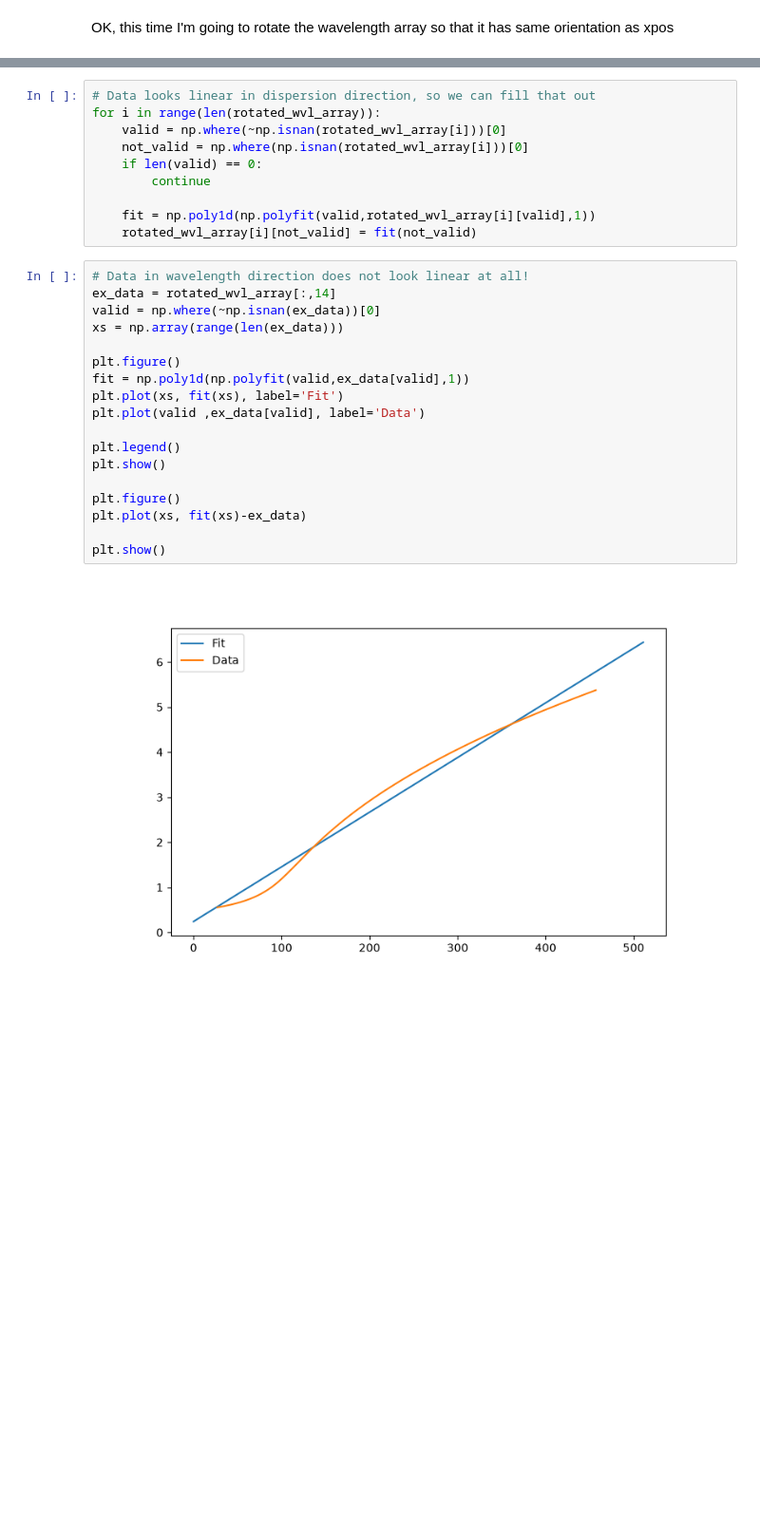
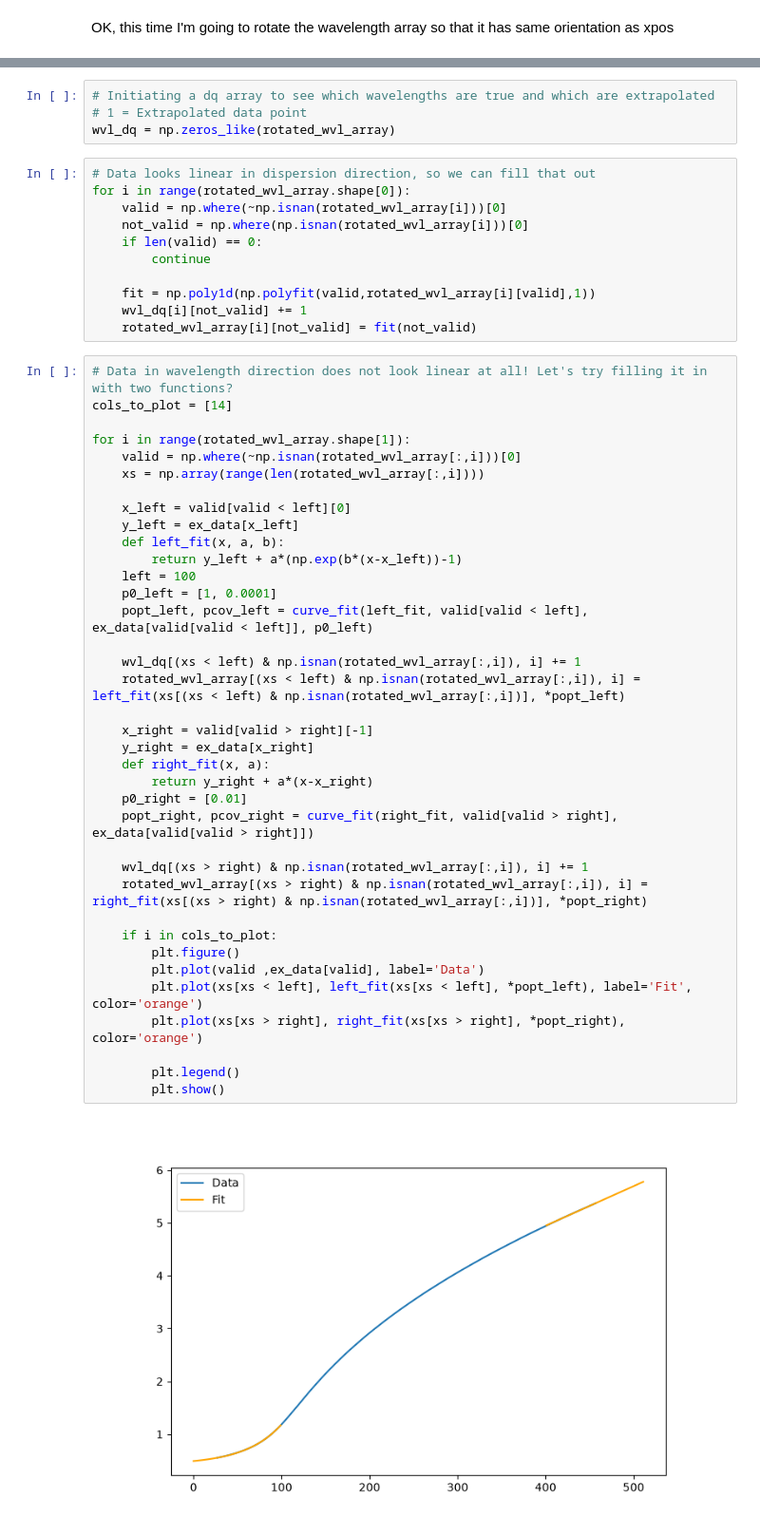
Before and after one commit to J-Ulik/Tiberius, a Jupyter notebook: src/reduction_utils/JWST_utils/reduction_notebooks/3_wavelength_calibration.ipynb, the cells around one changed output, grey strips where cells are left out. Shown at 95% size. Drawn from its saved outputs; the diff is of its cells as text; blank space fills up the shorter version.

Commit message:
Completing the wavelength solution

```diff
--- a/src/reduction_utils/JWST_utils/reduction_notebooks/3_wavelength_calibration.ipynb
+++ b/src/reduction_utils/JWST_utils/reduction_notebooks/3_wavelength_calibration.ipynb
@@ -125,33 +125,57 @@ plt.plot(xpos_mean,np.arange(row_min,row_max))
 plt.show()
 # %% [output]
 [figure]
+# %%
+# Initiating a dq array to see which wavelengths are true and which are extrapolated
+# 1 = Extrapolated data point
+wvl_dq = np.zeros_like(rotated_wvl_array)
 # %%
 # Data looks linear in dispersion direction, so we can fill that out
-for i in range(len(rotated_wvl_array)):
+for i in range(rotated_wvl_array.shape[0]):
     valid = np.where(~np.isnan(rotated_wvl_array[i]))[0]
     not_valid = np.where(np.isnan(rotated_wvl_array[i]))[0]
     if len(valid) == 0:
         continue
 
     fit = np.poly1d(np.polyfit(valid,rotated_wvl_array[i][valid],1))
+    wvl_dq[i][not_valid] += 1
     rotated_wvl_array[i][not_valid] = fit(not_valid)
 # %%
-# Data in wavelength direction does not look linear at all!
-ex_data = rotated_wvl_array[:,14]
-valid = np.where(~np.isnan(ex_data))[0]
-xs = np.array(range(len(ex_data)))
+# Data in wavelength direction does not look linear at all! Let's try filling it in with two functions?
+cols_to_plot = [14]
 
-plt.figure()
-fit = np.poly1d(np.polyfit(valid,ex_data[valid],1))
-plt.plot(xs, fit(xs), label='Fit')
-plt.plot(valid ,ex_data[valid], label='Data')
+for i in range(rotated_wvl_array.shape[1]):
+    valid = np.where(~np.isnan(rotated_wvl_array[:,i]))[0]
+    xs = np.array(range(len(rotated_wvl_array[:,i])))
 
-plt.legend()
-plt.show()
+    x_left = valid[valid < left][0]
+    y_left = ex_data[x_left]
+    def left_fit(x, a, b):
+        return y_left + a*(np.exp(b*(x-x_left))-1)
+    left = 100
+    p0_left = [1, 0.0001]
+    popt_left, pcov_left = curve_fit(left_fit, valid[valid < left], ex_data[valid[valid < left]], p0_left)
 
-plt.figure()
-plt.plot(xs, fit(xs)-ex_data)
+    wvl_dq[(xs < left) & np.isnan(rotated_wvl_array[:,i]), i] += 1
+    rotated_wvl_array[(xs < left) & np.isnan(rotated_wvl_array[:,i]), i] = left_fit(xs[(xs < left) & np.isnan(rotated_wvl_array[:,i])], *popt_left)
 
-plt.show()
+    x_right = valid[valid > right][-1]
+    y_right = ex_data[x_right]
+    def right_fit(x, a):
+        return y_right + a*(x-x_right)
+    p0_right = [0.01]
+    popt_right, pcov_right = curve_fit(right_fit, valid[valid > right], ex_data[valid[valid > right]])
+
+    wvl_dq[(xs > right) & np.isnan(rotated_wvl_array[:,i]), i] += 1
+    rotated_wvl_array[(xs > right) & np.isnan(rotated_wvl_array[:,i]), i] = right_fit(xs[(xs > right) & np.isnan(rotated_wvl_array[:,i])], *popt_right)
+
+    if i in cols_to_plot:
+        plt.figure()
+        plt.plot(valid ,ex_data[valid], label='Data')
+        plt.plot(xs[xs < left], left_fit(xs[xs < left], *popt_left), label='Fit', color='orange')
+        plt.plot(xs[xs > right], right_fit(xs[xs > right], *popt_right), color='orange')
+
+        plt.legend()
+        plt.show()
 # %% [output]
-[figure, old version]
+[figure, new version]
```
Also changed, not shown: parts of 13 cells of this notebook, 4 other files.
